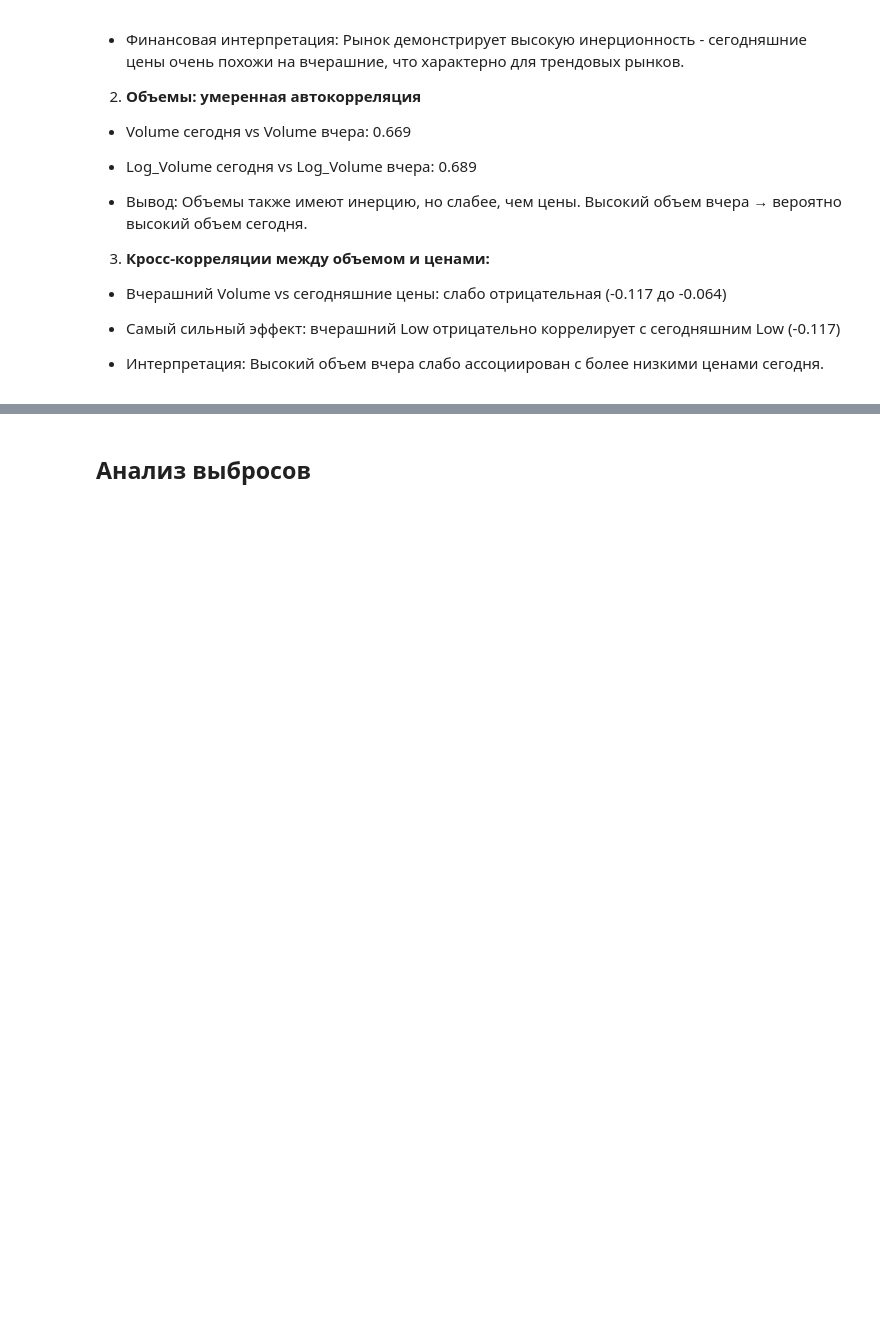
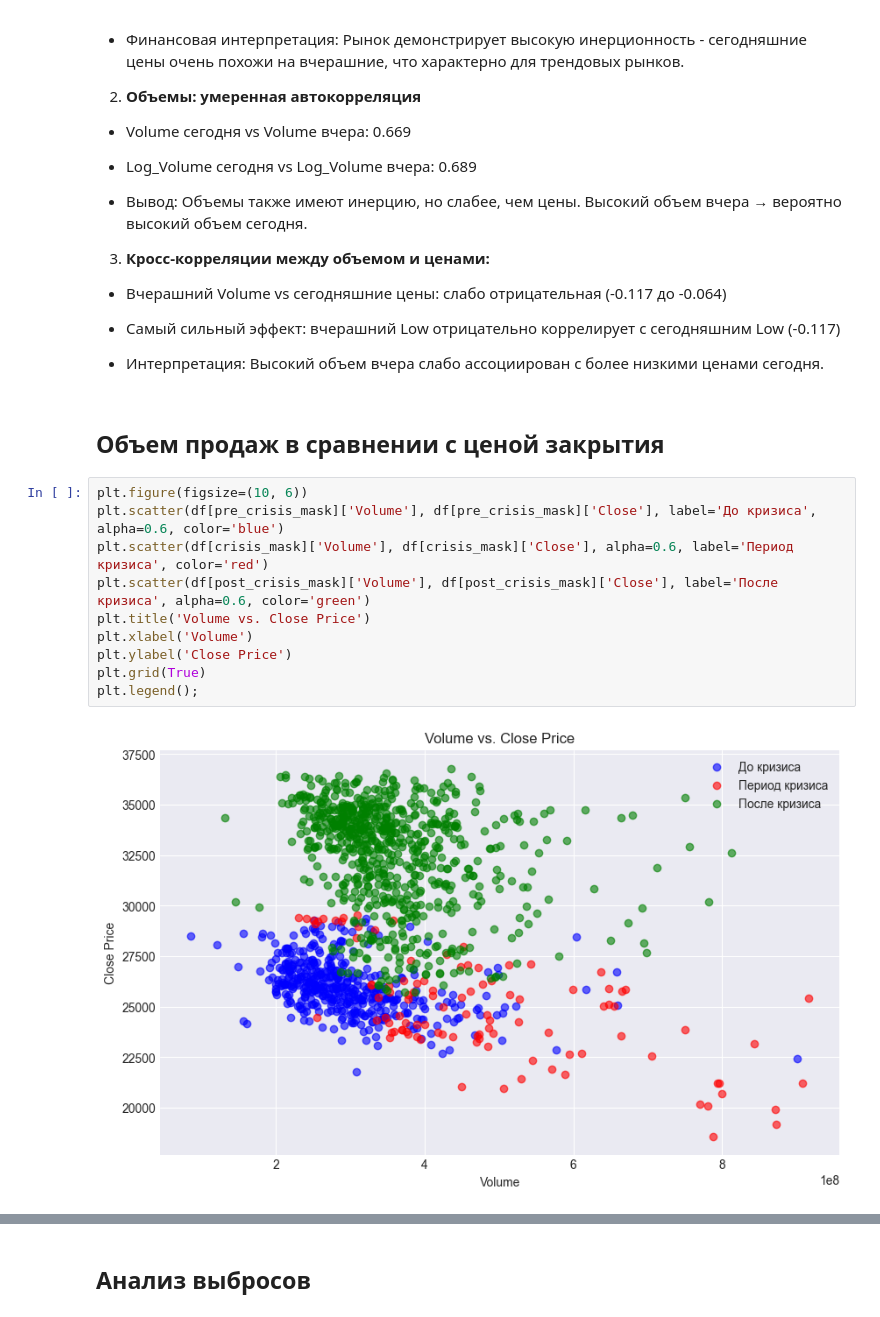
Before and after one commit to egortens1a/woohoo-stocks, a Jupyter notebook: notebooks/01_EDA.ipynb, the cells around one changed output, grey strips where cells are left out. Cells and saved outputs as stored; diff of their text form; blank space fills up the shorter version.

```diff
--- a/notebooks/01_EDA.ipynb
+++ b/notebooks/01_EDA.ipynb
@@ -572,3 +572,17 @@ plt.show()
 - Самый сильный эффект: вчерашний Low отрицательно коррелирует с сегодняшним Low (-0.117)
 
 - Интерпретация: Высокий объем вчера слабо ассоциирован с более низкими ценами сегодня.
+# %% [markdown]
+## Объем продаж в сравнении с ценой закрытия
+# %%
+plt.figure(figsize=(10, 6))
+plt.scatter(df[pre_crisis_mask]['Volume'], df[pre_crisis_mask]['Close'], label='До кризиса',  alpha=0.6, color='blue')
+plt.scatter(df[crisis_mask]['Volume'], df[crisis_mask]['Close'], alpha=0.6, label='Период кризиса', color='red')
+plt.scatter(df[post_crisis_mask]['Volume'], df[post_crisis_mask]['Close'], label='После кризиса', alpha=0.6, color='green')
+plt.title('Volume vs. Close Price')
+plt.xlabel('Volume')
+plt.ylabel('Close Price')
+plt.grid(True)
+plt.legend();
+# %% [output]
+[figure, added]
```
Also changed, not shown: parts of 7 cells of this notebook.
